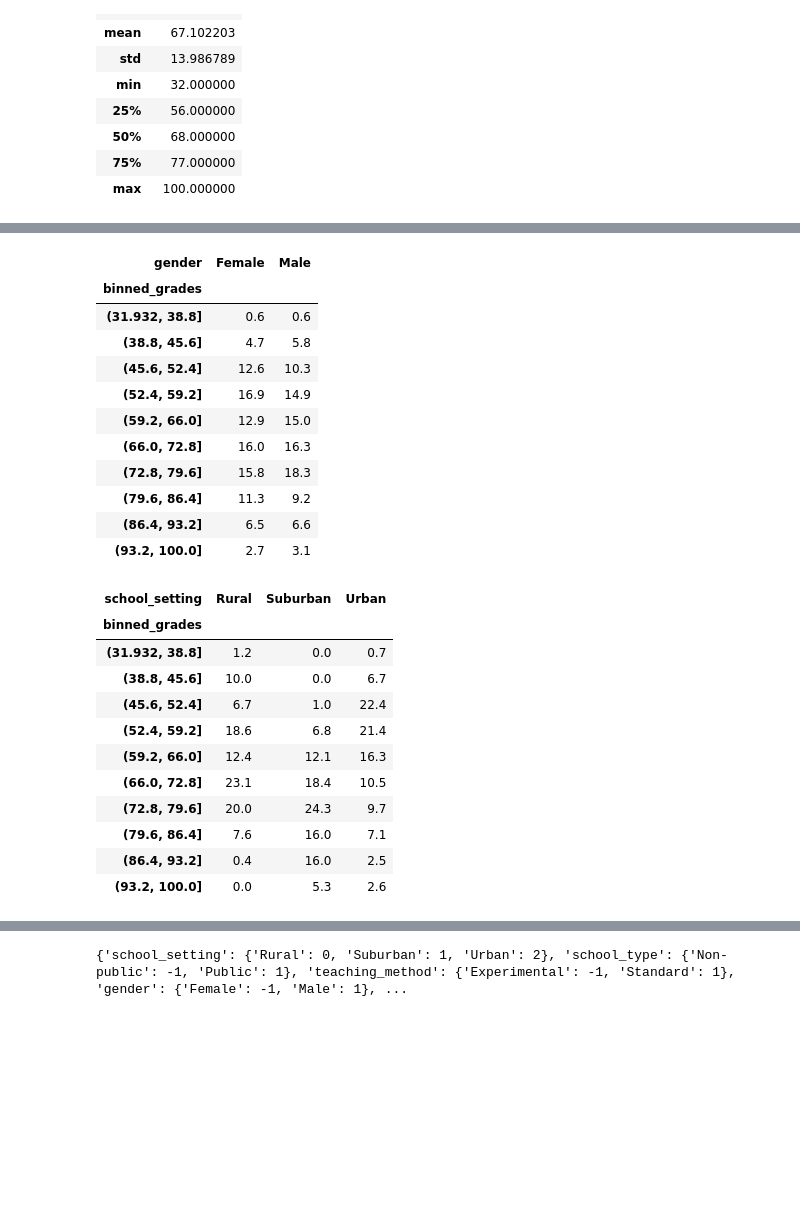
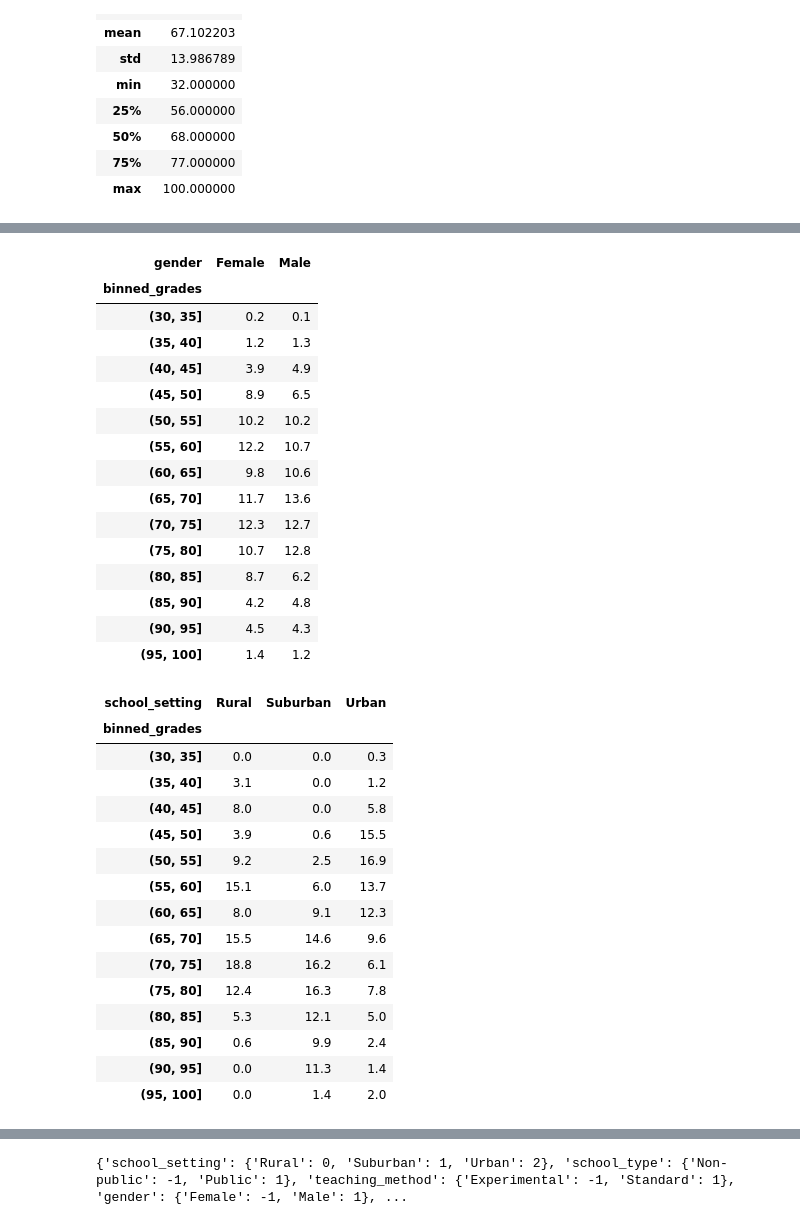
Before and after one commit to arieltl/proj2_cdados, a Jupyter notebook: projeto.ipynb, the cells around one changed output, grey strips where cells are left out. Saved outputs shown, nothing was run; the diff lists cells and outputs as text; code cells hidden in the pictures; blank space fills up the shorter version.

```diff
--- a/projeto.ipynb
+++ b/projeto.ipynb
@@ -48,0 +45,2 @@ plt.show()
+# %%
+g_bins = range(30,101,5)
@@ -49,6 +93,6 @@ plt.show()
 # %%
-f_data["binned_grades"] = pd.cut(f_data.posttest, bins=10)
-(pd.crbinned_gradschool_settinges,f_data.school_type,normalize="columns")*100).round(1)
+f_data["binned_grades"] = pd.cut(f_data.posttest, bins=g_bins)
+(pd.crosstab(f_data.binned_grades,f_data.school_type,normalize="columns")*100).round(1)
 # %% [output]
 | school_type | Non-public | Public |
 | binned_grades |  |  |
@@ -65,5 +113,5 @@ f_data["binned_grades"] = pd.cut(f_data.posttest, bins=10)
 # %%
-f_data["binned_grades"] = pd.cut(f_data.posttest, bins=10)
+f_data["binned_grades"] = pd.cut(f_data.posttest, bins=g_bins)
 (pd.crosstab(f_data.binned_grades,f_data.teaching_method,normalize="columns")*100).round(1)
 # %% [output]
 | teaching_method | Experimental | Standard |
@@ -81,33 +133,41 @@ f_data["binned_grades"] = pd.cut(f_data.posttest, bins=10)
 # %%
-f_data["binned_grades"] = pd.cut(f_data.posttest, bins=10)
+f_data["binned_grades"] = pd.cut(f_data.posttest, bins=g_bins)
 (pd.crosstab(f_data.binned_grades,f_data.gender,normalize="columns")*100).round(1)
 # %% [output]
 | gender | Female | Male |
 | binned_grades |  |  |
-| (31.932, 38.8] | 0.6 | 0.6 |
-| (38.8, 45.6] | 4.7 | 5.8 |
-| (45.6, 52.4] | 12.6 | 10.3 |
-| (52.4, 59.2] | 16.9 | 14.9 |
-| (59.2, 66.0] | 12.9 | 15.0 |
-| (66.0, 72.8] | 16.0 | 16.3 |
-| (72.8, 79.6] | 15.8 | 18.3 |
-| (79.6, 86.4] | 11.3 | 9.2 |
-| (86.4, 93.2] | 6.5 | 6.6 |
-| (93.2, 100.0] | 2.7 | 3.1 |
+| (30, 35] | 0.2 | 0.1 |
+| (35, 40] | 1.2 | 1.3 |
+| (40, 45] | 3.9 | 4.9 |
+| (45, 50] | 8.9 | 6.5 |
+| (50, 55] | 10.2 | 10.2 |
+| (55, 60] | 12.2 | 10.7 |
+| (60, 65] | 9.8 | 10.6 |
+| (65, 70] | 11.7 | 13.6 |
+| (70, 75] | 12.3 | 12.7 |
+| (75, 80] | 10.7 | 12.8 |
+| (80, 85] | 8.7 | 6.2 |
+| (85, 90] | 4.2 | 4.8 |
+| (90, 95] | 4.5 | 4.3 |
+| (95, 100] | 1.4 | 1.2 |
 # %%
-f_data["binned_grades"] = pd.cut(f_data.posttest, bins=10)
+f_data["binned_grades"] = pd.cut(f_data.posttest, bins=g_bins)
 (pd.crosstab(f_data.binned_grades,f_data.school_setting,normalize="columns")*100).round(1)
 # %% [output]
 | school_setting | Rural | Suburban | Urban |
 | binned_grades |  |  |  |
-| (31.932, 38.8] | 1.2 | 0.0 | 0.7 |
-| (38.8, 45.6] | 10.0 | 0.0 | 6.7 |
-| (45.6, 52.4] | 6.7 | 1.0 | 22.4 |
-| (52.4, 59.2] | 18.6 | 6.8 | 21.4 |
-| (59.2, 66.0] | 12.4 | 12.1 | 16.3 |
-| (66.0, 72.8] | 23.1 | 18.4 | 10.5 |
-| (72.8, 79.6] | 20.0 | 24.3 | 9.7 |
-| (79.6, 86.4] | 7.6 | 16.0 | 7.1 |
-| (86.4, 93.2] | 0.4 | 16.0 | 2.5 |
-| (93.2, 100.0] | 0.0 | 5.3 | 2.6 |
+| (30, 35] | 0.0 | 0.0 | 0.3 |
+| (35, 40] | 3.1 | 0.0 | 1.2 |
+| (40, 45] | 8.0 | 0.0 | 5.8 |
+| (45, 50] | 3.9 | 0.6 | 15.5 |
+| (50, 55] | 9.2 | 2.5 | 16.9 |
+| (55, 60] | 15.1 | 6.0 | 13.7 |
+| (60, 65] | 8.0 | 9.1 | 12.3 |
+| (65, 70] | 15.5 | 14.6 | 9.6 |
+| (70, 75] | 18.8 | 16.2 | 6.1 |
+| (75, 80] | 12.4 | 16.3 | 7.8 |
+| (80, 85] | 5.3 | 12.1 | 5.0 |
+| (85, 90] | 0.6 | 9.9 | 2.4 |
+| (90, 95] | 0.0 | 11.3 | 1.4 |
+| (95, 100] | 0.0 | 1.4 | 2.0 |
 # %%
```
Also changed, not shown: parts of 14 cells of this notebook.
